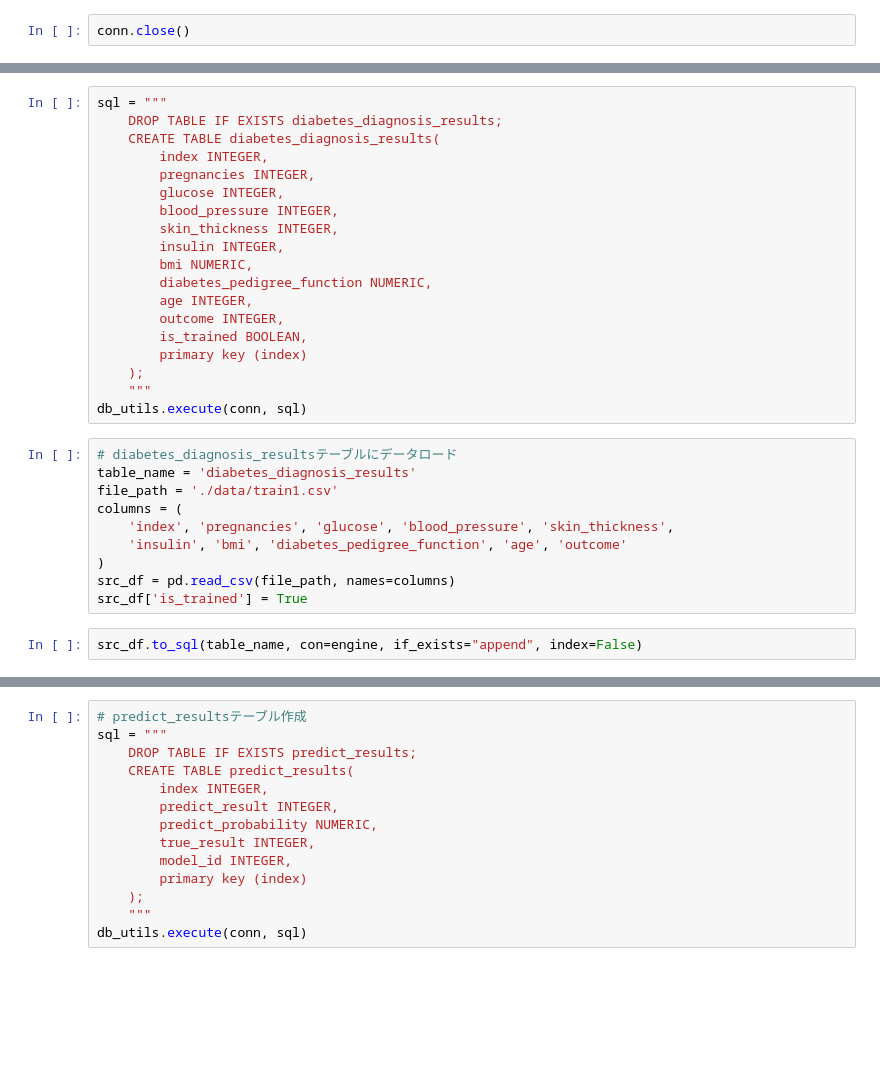
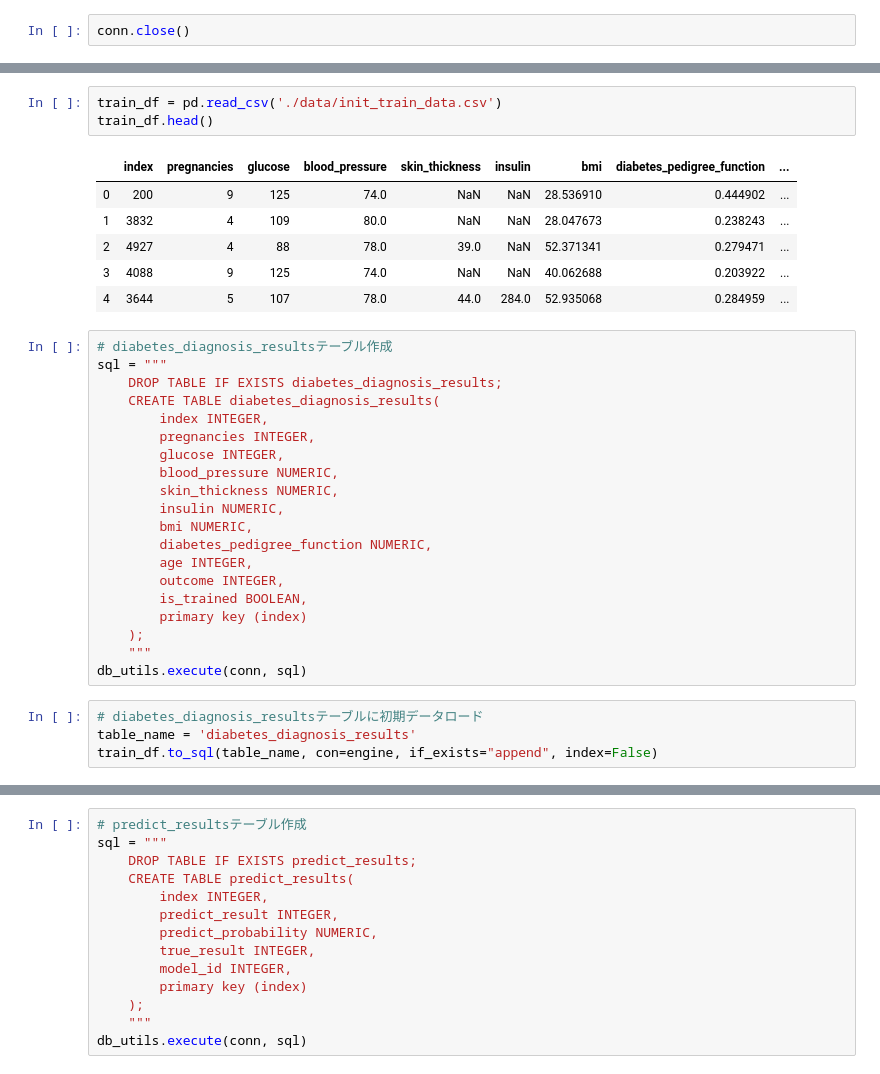
Before and after one commit to NobuYoshi928/FlaskApp, a Jupyter notebook: ml/operate_db.ipynb, the cells around one changed output, grey strips where cells are left out. Drawn from its saved outputs; the diff is of its cells as text; blank space fills up the shorter version.

```diff
--- a/ml/operate_db.ipynb
+++ b/ml/operate_db.ipynb
@@ -17,13 +49,24 @@ conn.close()
+# %%
+train_df = pd.read_csv('./data/init_train_data.csv')
+train_df.head()
+# %% [output]
+|  | index | pregnancies | glucose | blood_pressure | skin_thickness | insulin | bmi | diabetes_pedigree_function | ... |
+| 0 | 200 | 9 | 125 | 74.0 | NaN | NaN | 28.536910 | 0.444902 | ... |
+| 1 | 3832 | 4 | 109 | 80.0 | NaN | NaN | 28.047673 | 0.238243 | ... |
+| 2 | 4927 | 4 | 88 | 78.0 | 39.0 | NaN | 52.371341 | 0.279471 | ... |
+| 3 | 4088 | 9 | 125 | 74.0 | NaN | NaN | 40.062688 | 0.203922 | ... |
+| 4 | 3644 | 5 | 107 | 78.0 | 44.0 | 284.0 | 52.935068 | 0.284959 | ... |
 # %%
+# diabetes_diagnosis_resultsテーブル作成
 sql = """
     DROP TABLE IF EXISTS diabetes_diagnosis_results;
     CREATE TABLE diabetes_diagnosis_results(
         index INTEGER,
         pregnancies INTEGER,
         glucose INTEGER,
-        blood_pressure INTEGER,
-        skin_thickness INTEGER,
-        insulin INTEGER,
+        blood_pressure NUMERIC,
+        skin_thickness NUMERIC,
+        insulin NUMERIC,
         bmi NUMERIC,
         diabetes_pedigree_function NUMERIC,
         age INTEGER,
@@ -33,15 +76,7 @@ sql = """
     );
     """
 db_utils.execute(conn, sql)
-# %%
-# diabetes_diagnosis_resultsテーブルにデータロード
-table_name = 'diabetes_diagnosis_results'
-file_path = './data/train1.csv'
-columns = (
-    'index', 'pregnancies', 'glucose', 'blood_pressure', 'skin_thickness',
-    'insulin', 'bmi', 'diabetes_pedigree_function', 'age', 'outcome'
-)
-src_df = pd.read_csv(file_path, names=columns)
-src_df['is_trained'] = True
 # %%
-src_df.to_sql(table_name, con=engine, if_exists="append", index=False)
+# diabetes_diagnosis_resultsテーブルに初期データロード
+table_name = 'diabetes_diagnosis_results'
+train_df.to_sql(table_name, con=engine, if_exists="append", index=False)
```
Also changed, not shown: parts of 16 cells of this notebook, 51 other files.
